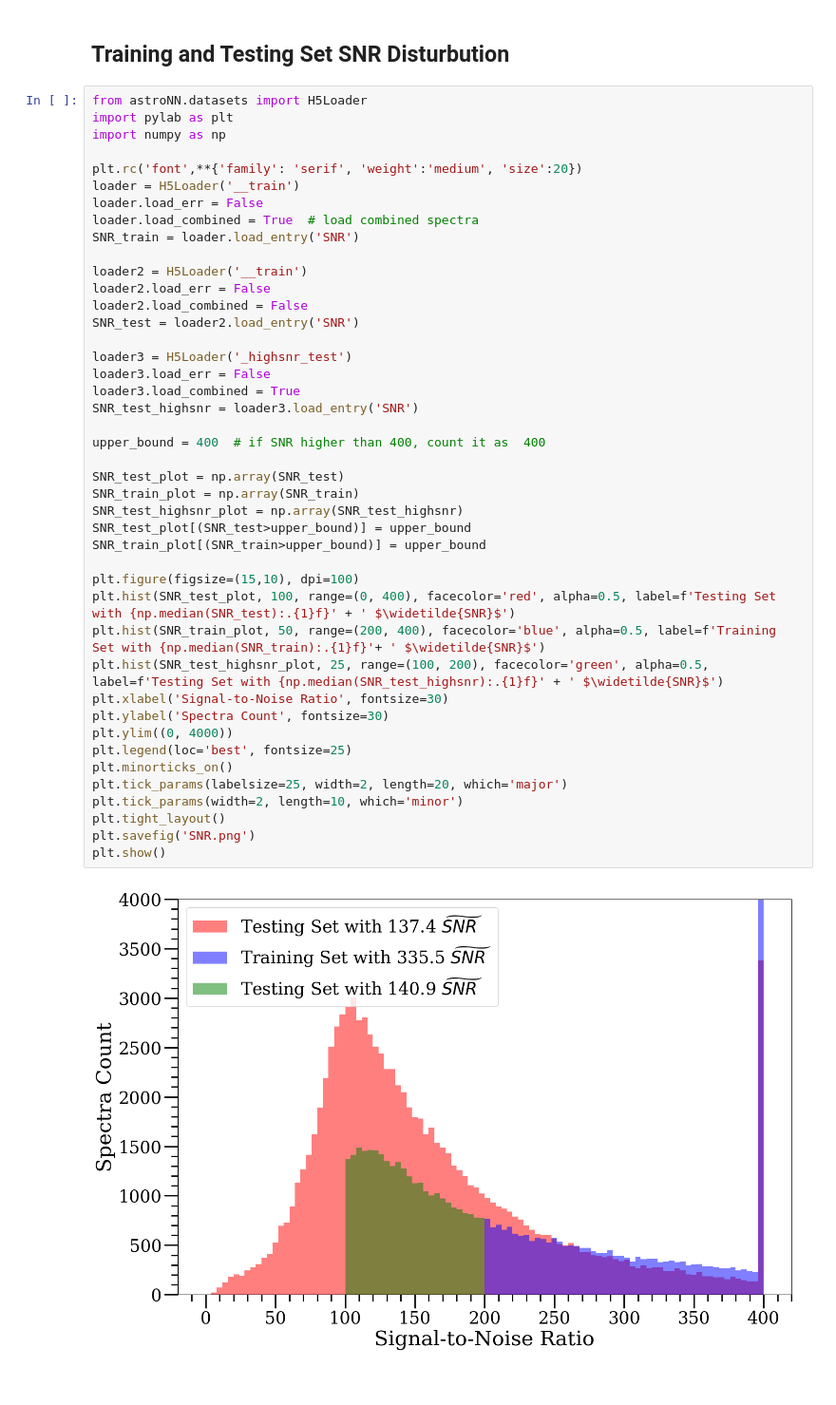
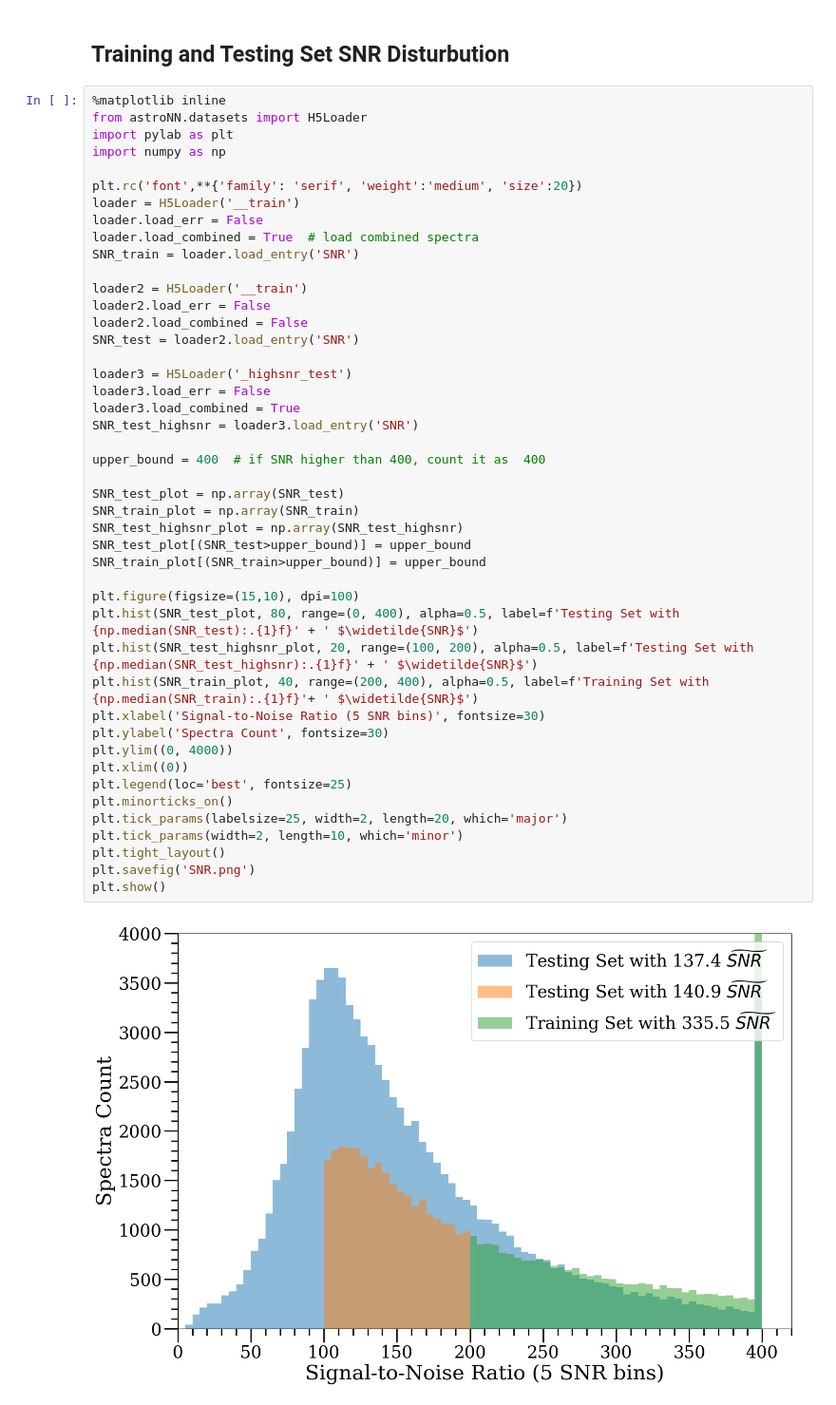
Before and after one commit to henrysky/astroNN_spectra_paper_figures, a Jupyter notebook: Datasets_Data_Reduction.ipynb, the cells around one changed output. Shown at 95% size. Cells and saved outputs as stored; diff of their text form.

```diff
--- a/Datasets_Data_Reduction.ipynb
+++ b/Datasets_Data_Reduction.ipynb
@@ -81,6 +81,7 @@ Successfully created _highsnr_test.h5 in D:\University\AST425\astroNN_2018_leung
 # %% [markdown]
 ## Training and Testing Set SNR Disturbution
 # %%
+%matplotlib inline
 from astroNN.datasets import H5Loader
 import pylab as plt
 import numpy as np
@@ -93,36 +94,37 @@ SNR_train = loader.load_entry('SNR')
 
 loader2 = H5Loader('__train')
 loader2.load_err = False
 loader2.load_combined = False
 SNR_test = loader2.load_entry('SNR')
 
 loader3 = H5Loader('_highsnr_test')
 loader3.load_err = False
 loader3.load_combined = True
 SNR_test_highsnr = loader3.load_entry('SNR')
 
 upper_bound = 400  # if SNR higher than 400, count it as  400
 
 SNR_test_plot = np.array(SNR_test)
 SNR_train_plot = np.array(SNR_train)
 SNR_test_highsnr_plot = np.array(SNR_test_highsnr)
 SNR_test_plot[(SNR_test>upper_bound)] = upper_bound
 SNR_train_plot[(SNR_train>upper_bound)] = upper_bound
 
 plt.figure(figsize=(15,10), dpi=100)
-plt.hist(SNR_test_plot, 100, range=(0, 400), facecolor='red', alpha=0.5, label=f'Testing Set with {np.median(SNR_test):.{1}f}' + ' $\widetilde{SNR}$')
-plt.hist(SNR_train_plot, 50, range=(200, 400), facecolor='blue', alpha=0.5, label=f'Training Set with {np.median(SNR_train):.{1}f}'+ ' $\widetilde{SNR}$')
-plt.hist(SNR_test_highsnr_plot, 25, range=(100, 200), facecolor='green', alpha=0.5, label=f'Testing Set with {np.median(SNR_test_highsnr):.{1}f}' + ' $\widetilde{SNR}$')
-plt.xlabel('Signal-to-Noise Ratio', fontsize=30)
+plt.hist(SNR_test_plot, 80, range=(0, 400), alpha=0.5, label=f'Testing Set with {np.median(SNR_test):.{1}f}' + ' $\widetilde{SNR}$')
+plt.hist(SNR_test_highsnr_plot, 20, range=(100, 200), alpha=0.5, label=f'Testing Set with {np.median(SNR_test_highsnr):.{1}f}' + ' $\widetilde{SNR}$')
+plt.hist(SNR_train_plot, 40, range=(200, 400), alpha=0.5, label=f'Training Set with {np.median(SNR_train):.{1}f}'+ ' $\widetilde{SNR}$')
+plt.xlabel('Signal-to-Noise Ratio (5 SNR bins)', fontsize=30)
 plt.ylabel('Spectra Count', fontsize=30)
 plt.ylim((0, 4000))
+plt.xlim((0))
 plt.legend(loc='best', fontsize=25)
 plt.minorticks_on()
 plt.tick_params(labelsize=25, width=2, length=20, which='major')
 plt.tick_params(width=2, length=10, which='minor')
 plt.tight_layout()
 plt.savefig('SNR.png')
 plt.show()
 # %% [output]
-[figure, old version]
+[figure, new version]
 # %%
```
Also changed, not shown: parts of 2 cells of this notebook, 4 other files.
